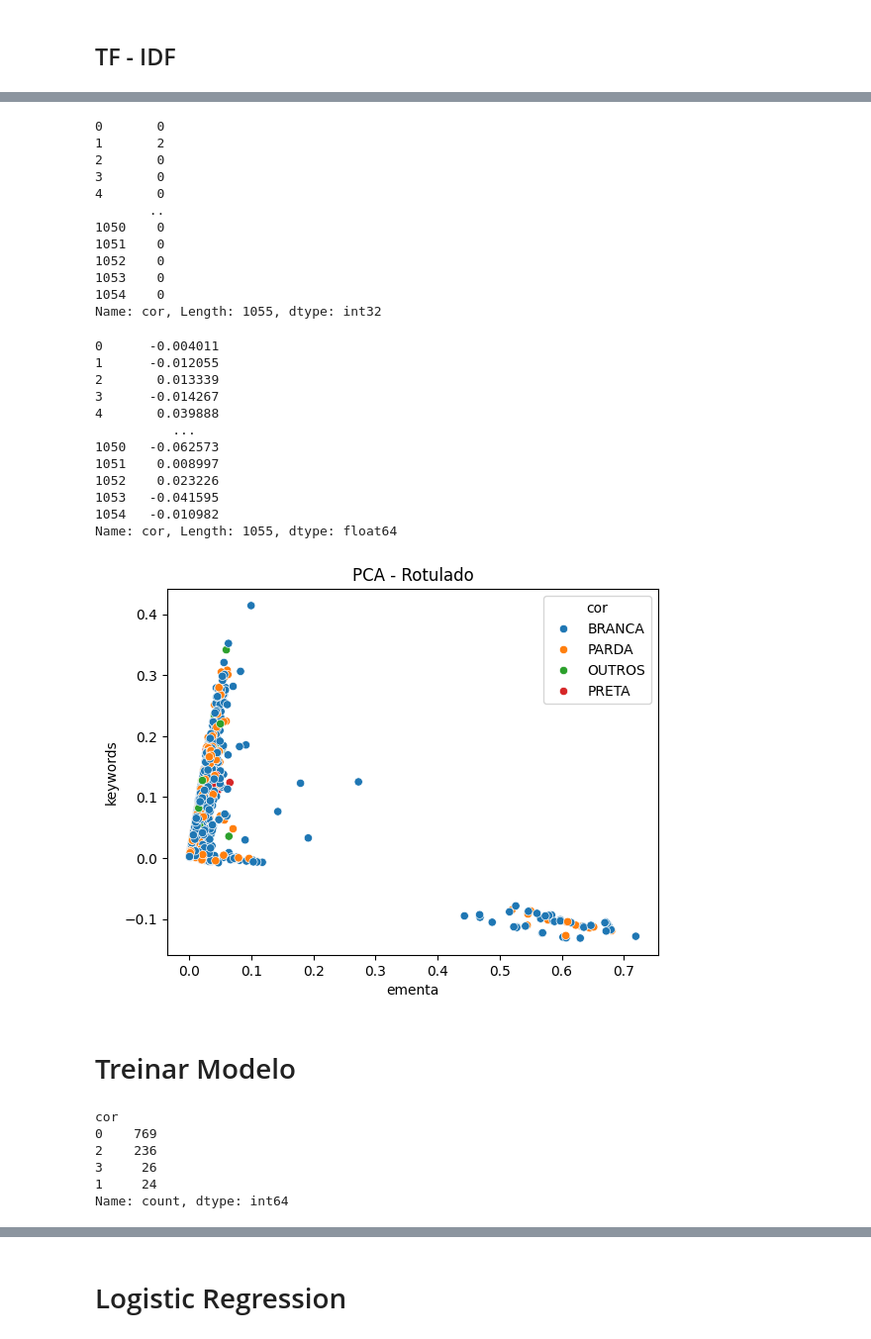
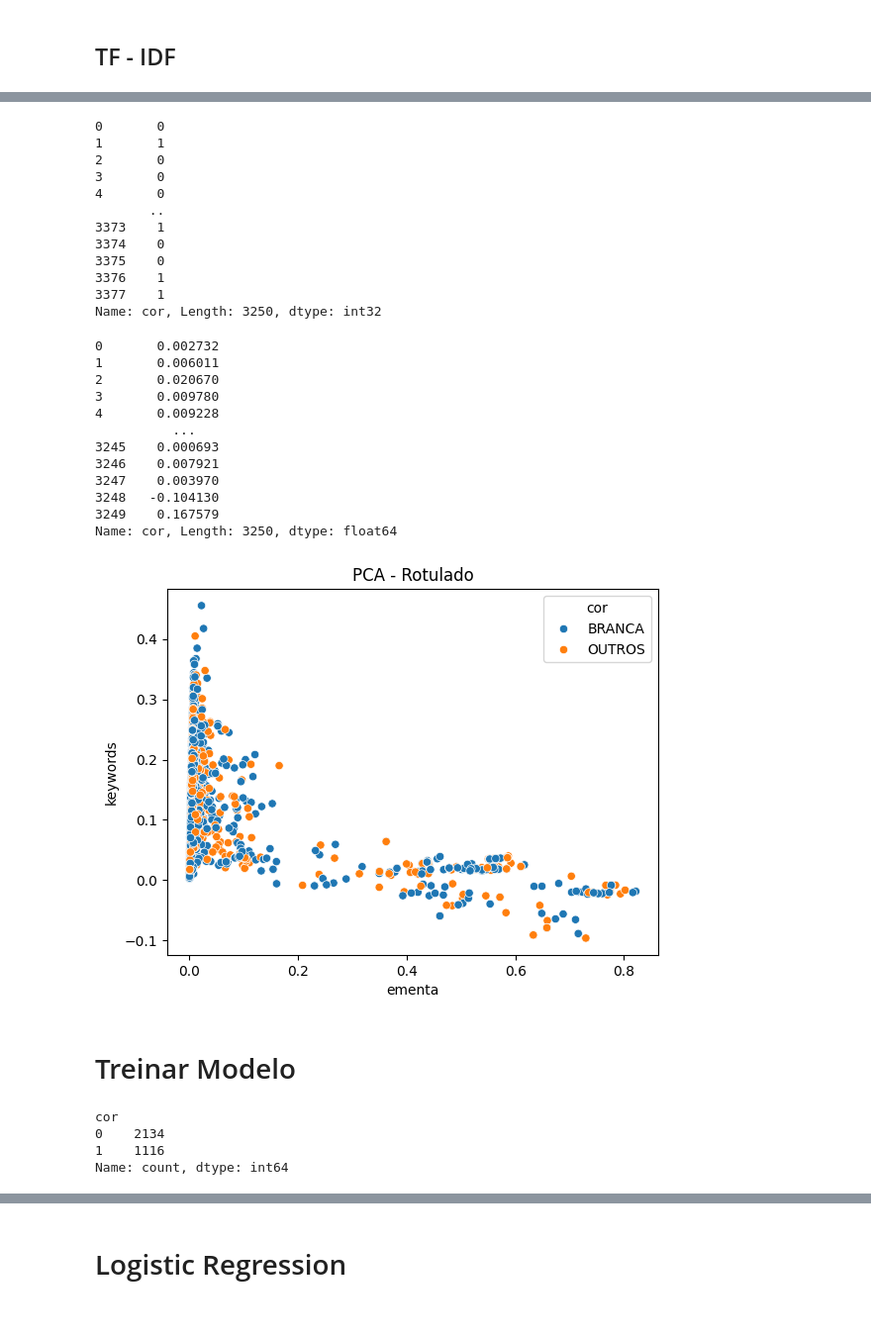
Before and after one commit to Davi-Ga/crawler-api, a Jupyter notebook: app/ML/nova_database/classificação_cor_justica.ipynb, the cells around one changed output, grey strips where cells are left out. Shown at 99% size. Drawn from its saved outputs; the diff is of its cells as text; code cells hidden in the pictures.

```diff
--- a/app/ML/nova_database/classificação_cor_justica.ipynb
+++ b/app/ML/nova_database/classificação_cor_justica.ipynb
@@ -182,13 +173,15 @@ from nltk.corpus import stopwords
 
 # stopwords = nltk.download('stopwords')
 stemmer = PorterStemmer()
+# %%
+df = df.dropna(subset=["ementa"])
 # %% [markdown]
 ## TF - IDF
 # %%
 
 from sklearn.feature_extraction.text import TfidfVectorizer
 
-tf_idf = TfidfVectorizer(stop_words=(stopwords.words('portuguese')), ngram_range=(1,2) )
+tf_idf = TfidfVectorizer(stop_words=(stopwords.words('portuguese')), ngram_range=(1,1) )
 X = tf_idf.fit_transform(df["ementa"])
 vocab = tf_idf.get_feature_names_out()
 # %%
@@ -255,70 +247,68 @@ plt.show()
 df["cor"]
 # %% [output]
 0       0
-1       2
+1       1
 2       0
 3       0
 4       0
        ..
-1050    0
-1051    0
-1052    0
-1053    0
-1054    0
-Name: cor, Length: 1055, dtype: int32
+3373    1
+3374    0
+3375    0
+3376    1
+3377    1
+Name: cor, Length: 3250, dtype: int32
 # %%
 df_pca["cor"]
 # %% [output]
-0      -0.004011
-1      -0.012055
-2       0.013339
-3      -0.014267
-4       0.039888
+0       0.002732
+1       0.006011
+2       0.020670
+3       0.009780
+4       0.009228
           ...
-1050   -0.062573
-1051    0.008997
-1052    0.023226
-1053   -0.041595
-1054   -0.010982
-Name: cor, Length: 1055, dtype: float64
+3245    0.000693
+3246    0.007921
+3247    0.003970
+3248   -0.104130
+3249    0.167579
+Name: cor, Length: 3250, dtype: float64
 # %%
 import seaborn as sns
 import matplotlib.pyplot as plt
 from sklearn.decomposition import PCA, TruncatedSVD
 import pandas as pd
 
 # Instantiate the PCA model with the desired number of components
 # In this example, we set n_components to 2 for 2D visualization
 pca = TruncatedSVD(n_components=3)
 
 # Fit the PCA model and transform the data
 X_pca = pca.fit_transform(X)
 
 # Create a DataFrame for visualization purposes
 df_pca = pd.DataFrame(data=X_pca, columns=['ementa', 'keywords', 'cor',])
 
-y_map = {0: 'BRANCA', 1: "OUTROS",  2: 'PARDA',  3: 'PRETA'}
+y_map = {0: 'BRANCA', 1: "OUTROS"}
 
 
 df_pca["cor"] = df["cor"].map(y_map)
 
 # Visualize the transformed data
 
 sns.scatterplot(x='ementa', y="keywords", hue="cor", data=df_pca)
 plt.title('PCA - Rotulado')
 plt.show()
 # %% [output]
-[figure, old version]
+[figure, new version]
 # %% [markdown]
 # Treinar Modelo
 # %%
 df["cor"].value_counts()
 # %% [output]
 cor
-0    769
-2    236
-3     26
-1     24
+0    2134
+1    1116
 Name: count, dtype: int64
 # %%
 df["cor"].unique()
```
Also changed, not shown: parts of 32 cells of this notebook, 11 other files.
